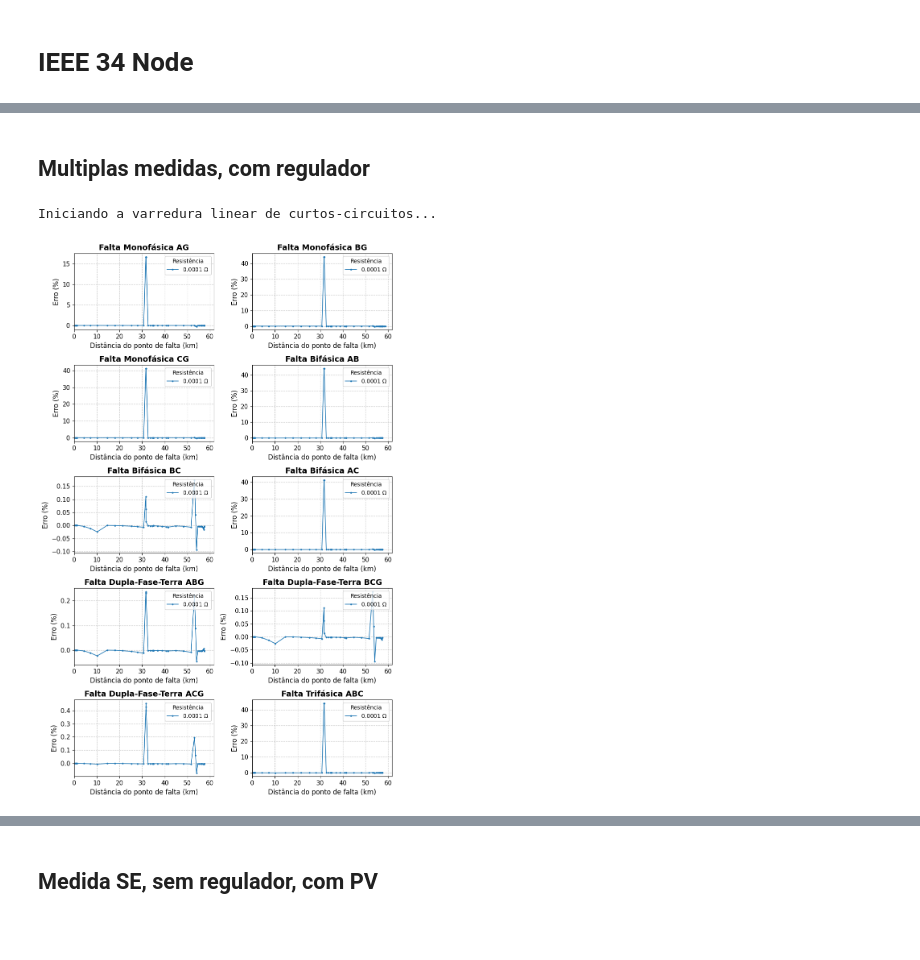
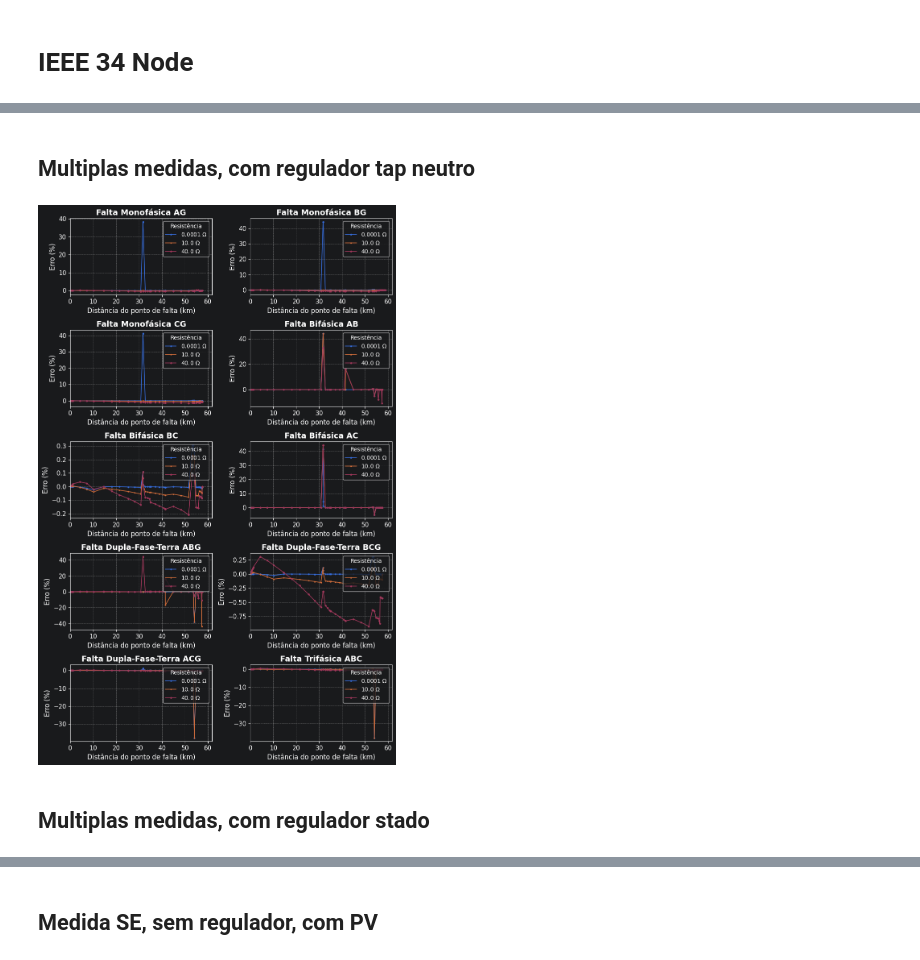
Before and after one commit to LuisFelipeCSouza/tcc-luis-felipe, a Jupyter notebook: notebooks/ieee-34-node-testes-modelo-algoritmo.ipynb, the cells around one changed output, grey strips where cells are left out. Cells and saved outputs as stored; diff of their text form; code cells hidden in the pictures; blank space fills up the shorter version.

```diff
--- a/notebooks/ieee-34-node-testes-modelo-algoritmo.ipynb
+++ b/notebooks/ieee-34-node-testes-modelo-algoritmo.ipynb
@@ -30,5 +33,6 @@ WindowsPath('C:/Users/GREI-Luis-Felipe/Documents/GitHub/tcc-luis-felipe')
 # %%
-DSS_FILE_REG = BASE_DIR / "data" / "34Bus" / "Run_IEEE34Mod1.dss"
+DSS_FILE_REG_NEUTRAL = BASE_DIR / "data" / "34Bus" / "Run_IEEE34Mod1_reg_neutral_tap.dss"
+DSS_FILE_REG_SET = BASE_DIR / "data" / "34Bus" / "Run_IEEE34Mod1_tap_setted.dss"
 DSS_FILE_NO_REG = BASE_DIR / "data" / "34Bus" / "Run_IEEE34Mod1_no_reg.dss"
 DSS_FILE_NO_REG_PV = BASE_DIR / "data" / "34Bus" / "Run_IEEE34Mod1_no_reg_pv.dss"
 DSS_FILE_MI_POS_REG = BASE_DIR / "data" / "34Bus" / "Run_IEEE34Mod1_mi_pos_regulator.dss"
@@ -174,32 +123,29 @@ plot_erro(df1, simulador)
 # %% [markdown]
-## Multiplas medidas, com regulador
+## Multiplas medidas, com regulador tap neutro
 # %%
-simulador = fault1.FaultSimulator(str(DSS_FILE_REG), origin_bus='800', target_kv=14.37)
+simulador = fault1.FaultSimulator(str(DSS_FILE_REG_NEUTRAL), origin_bus='800', target_kv=14.37)
 
 passo_distancia = 0.30
 # passo_distancia_m = 50.0
 
 # Lista de resistências de falta (em Ohms)
 resistencias_falta = [0.0001, 10.0, 20.0, 30.0, 40.0]
-resistencias_falta = [0.0001]
-
-# 5. Executa o laço principal da simulação
-print("\nIniciando a varredura linear de curtos-circuitos...")
+resistencias_falta = [0.0001, 10.0, 40.0]
 
 # simulador.run_simulation(step_abs_m=passo_distancia_m, r_list=resistencias_falta)
 simulador.run_simulation(step_pct=passo_distancia, r_list=resistencias_falta)
 
-localizador = locator1.FaultLocator(str(DSS_FILE_REG), simulador.topology,
+localizador = locator1.FaultLocator(str(DSS_FILE_REG_NEUTRAL), simulador.topology,
                            pd.DataFrame(simulador.results))
 
 localizador.run_minimum_reactance()
 
 localizador.apply_mi_filter()
 
-df2 = localizador.df.copy()
+df4 = localizador.df.copy()
-# %% [output]
-Iniciando a varredura linear de curtos-circuitos...
 # %%
-plot_erro(df2, simulador)
+plot_erro(df4, simulador)
 # %% [output]
-[figure, old version]
+[figure, new version]
+# %% [markdown]
+## Multiplas medidas, com regulador stado
```
Also changed, not shown: parts of 35 cells of this notebook, 1 other file.
